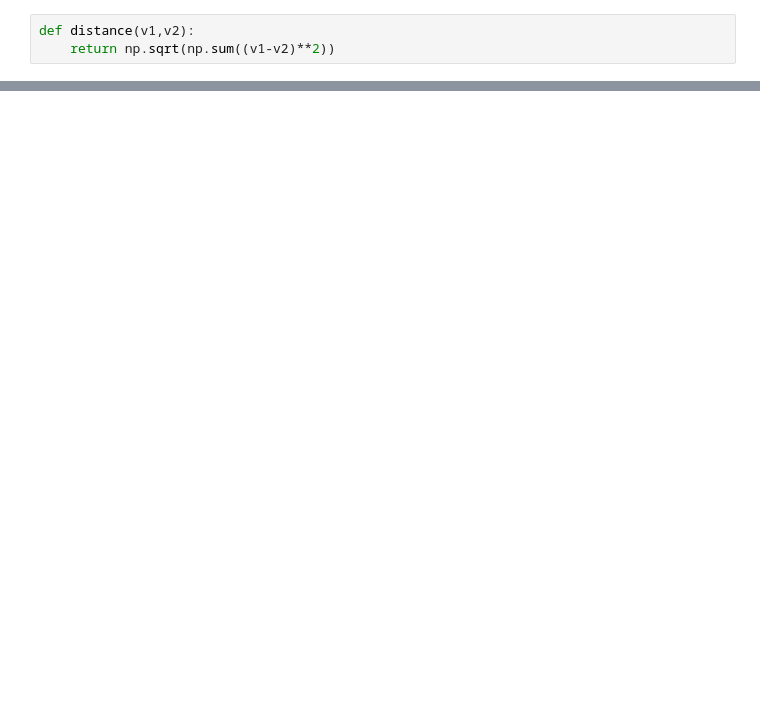
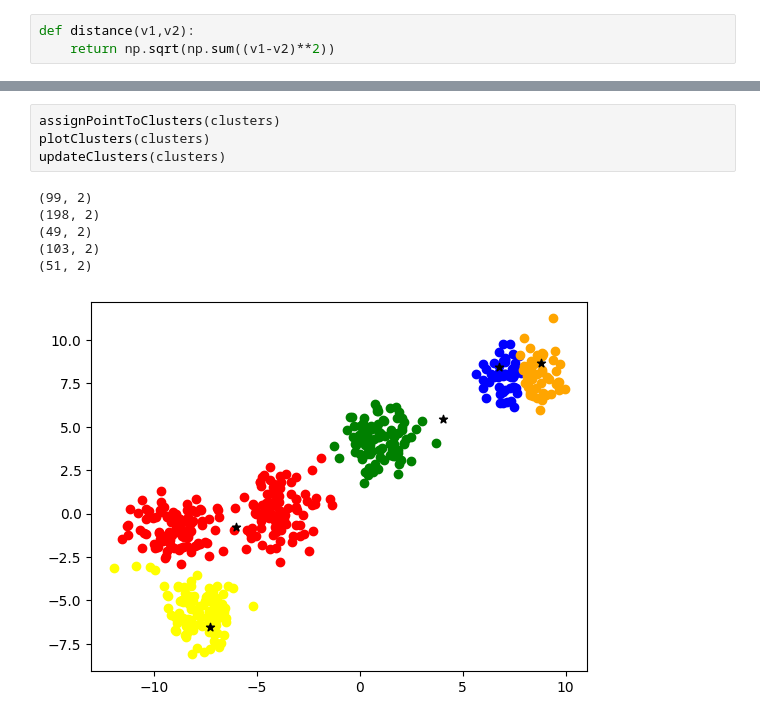
Before and after one commit to anmol201212/Machine_Learning_in_Python, a Jupyter notebook: Practice/Code/Clustering Fundamentals/code.ipynb, the cells around one changed output, grey strips where cells are left out. Saved outputs shown, nothing was run; the diff lists cells and outputs as text; blank space fills up the shorter version.

```diff
--- a/Practice/Code/Clustering Fundamentals/code.ipynb
+++ b/Practice/Code/Clustering Fundamentals/code.ipynb
@@ -96,0 +102,11 @@ plotClusters(clusters)
+# %%
+assignPointToClusters(clusters)
+plotClusters(clusters)
+updateClusters(clusters)
+# %% [output]
+(99, 2)
+(198, 2)
+(49, 2)
+(103, 2)
+(51, 2)
+[figure, added]
```
Also changed, not shown: parts of 9 cells of this notebook.
